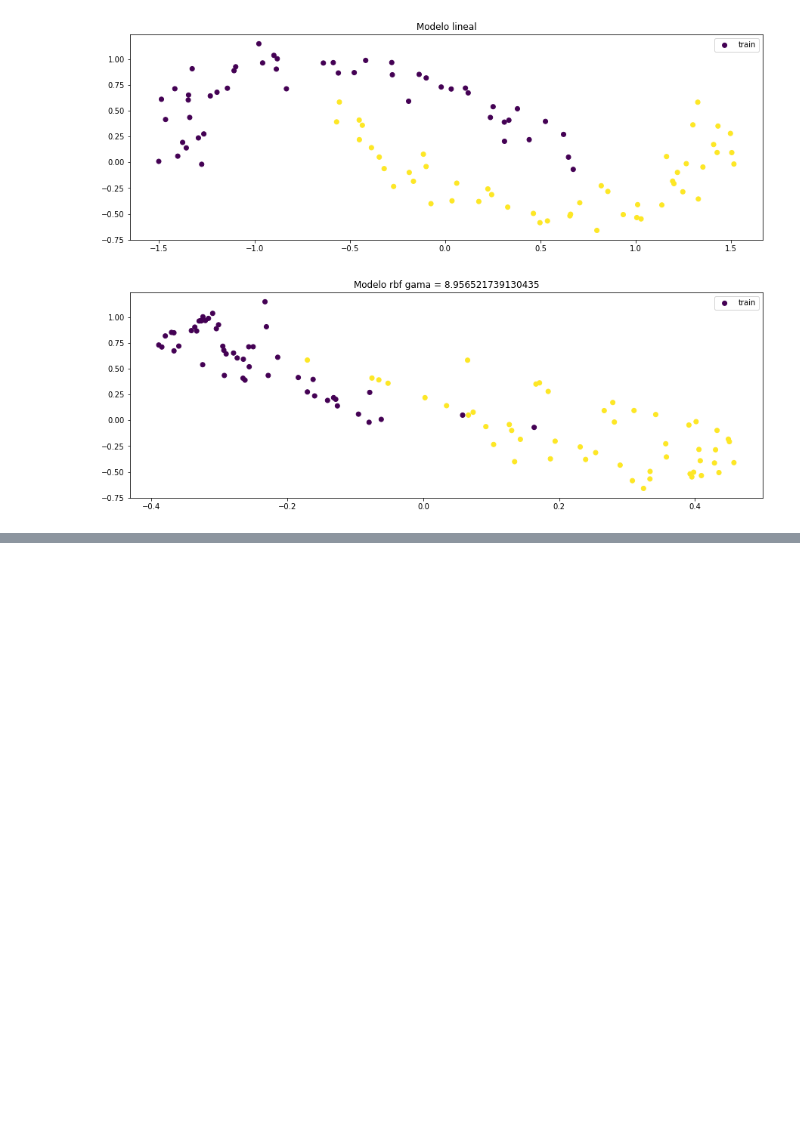
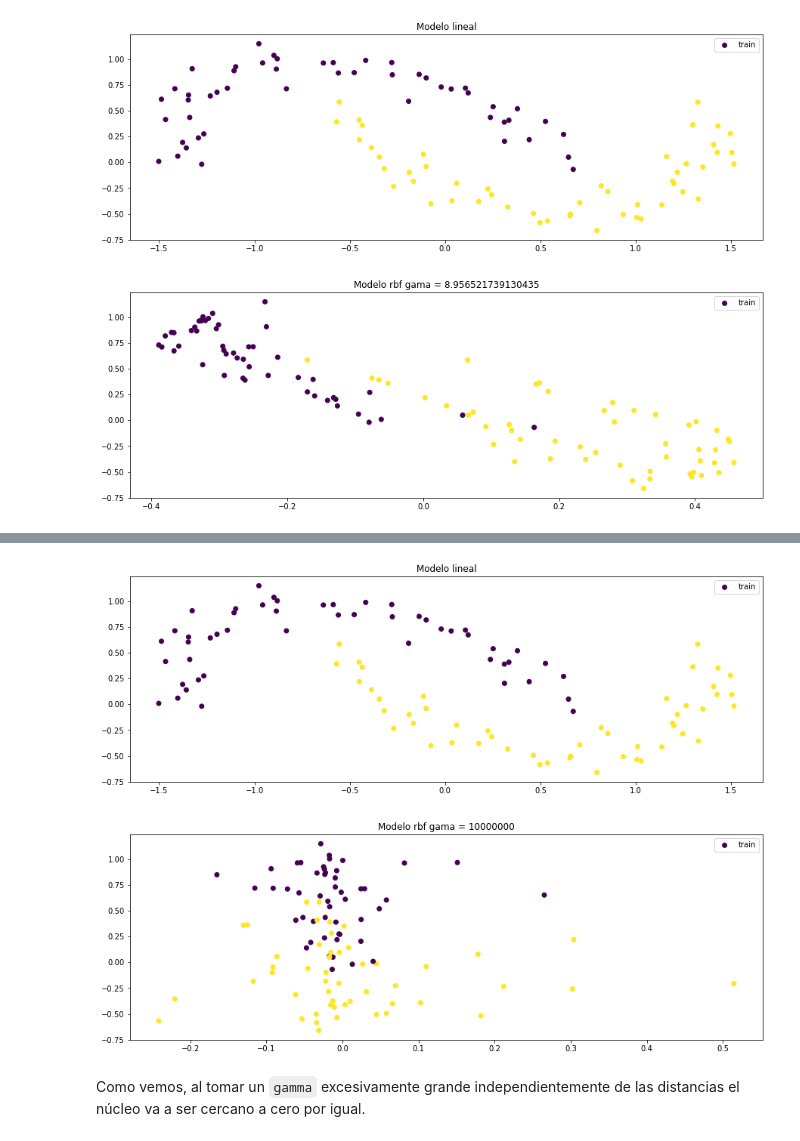
Before and after one commit to BlancaCC/MetodoAvanzadosAprendizajeAutomatico, a Jupyter notebook: DimensionReduction/MAAA-22_23-KPCA_Qst.ipynb, the cells around one changed output, grey strips where cells are left out. Cells and saved outputs as stored; diff of their text form; code cells hidden in the pictures; blank space fills up the shorter version.

```diff
--- a/DimensionReduction/MAAA-22_23-KPCA_Qst.ipynb
+++ b/DimensionReduction/MAAA-22_23-KPCA_Qst.ipynb
@@ -590,7 +614,10 @@ $$
 # %%
-# Función para comparar la bondad del ajuste
-p = model_rbf.transform(X)[0]
+# Función para comparar la bondad del ajuste (para este problema concreto)
 def coeficiente_comparacion (p,y):
+    ''' devuelve el coeficiente definido en la celda de arriba
+    p debe de ser un vector con las proyecciones a una dimensión de los datos
+    y debe ser un vector de igual tamaño indicando su clase
+    '''
     l = list(zip(p, y))
     unfold = lambda x: x[0]
     sum_var_interclase = 0
@@ -676,0 +730,16 @@ muestraSimple(model_rbf.transform(X), X[:,1],y, f'Modelo rbf gama = {g_mejor}' )
+# %%
+g_malo = 10000000
+model_rbf = KPCA(n_components=n_components, kernel='rbf', gamma=g_malo)
+
+# Training of the models (complete).
+model_linear.fit(X)
+model_rbf.fit(X)
+
+# Comparative of the projections (complete).
+muestraSimple(model_linear.transform(X), X[:,1],y,'Modelo lineal')
+muestraSimple(model_rbf.transform(X), X[:,1],y, f'Modelo rbf gama = {g_malo}' )
+# %% [output]
+[figure, added]
+[figure, added]
+# %% [markdown]
+Como vemos, al tomar un `gamma` excesivamente grande independientemente de las distancias el núcleo va a ser cercano a cero por igual.
```
Also changed, not shown: parts of 10 cells of this notebook.
